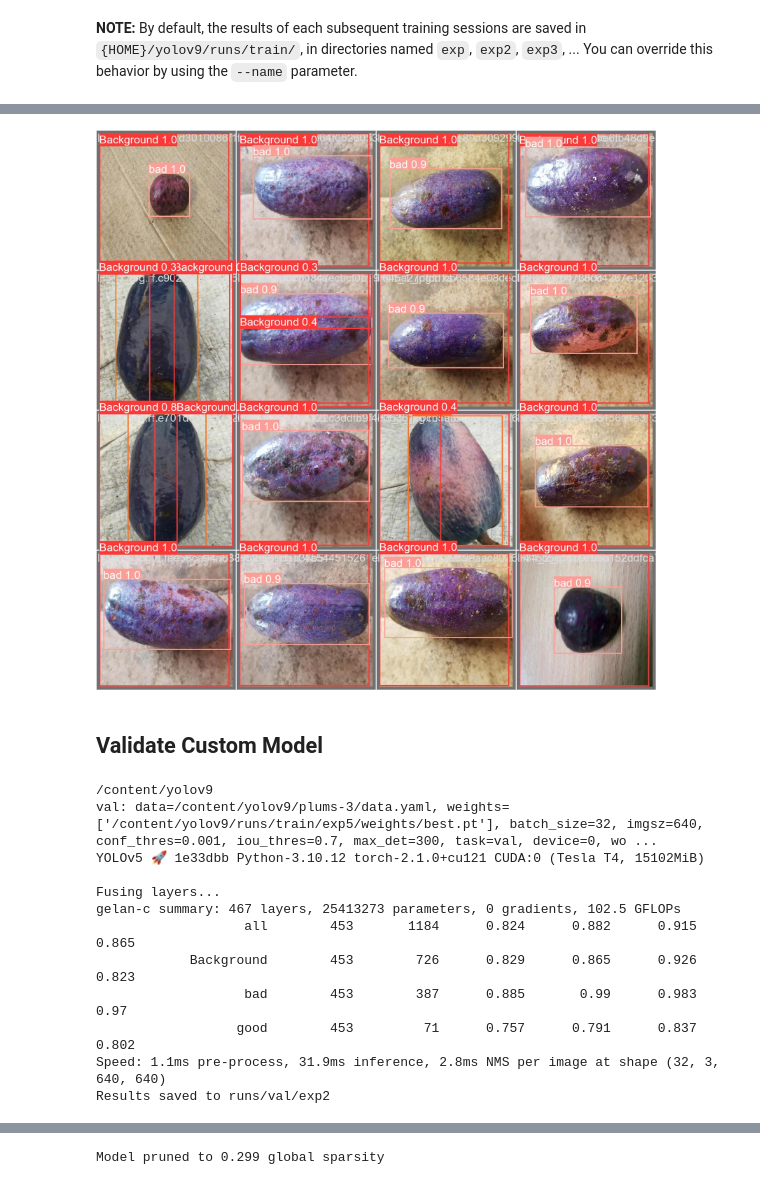
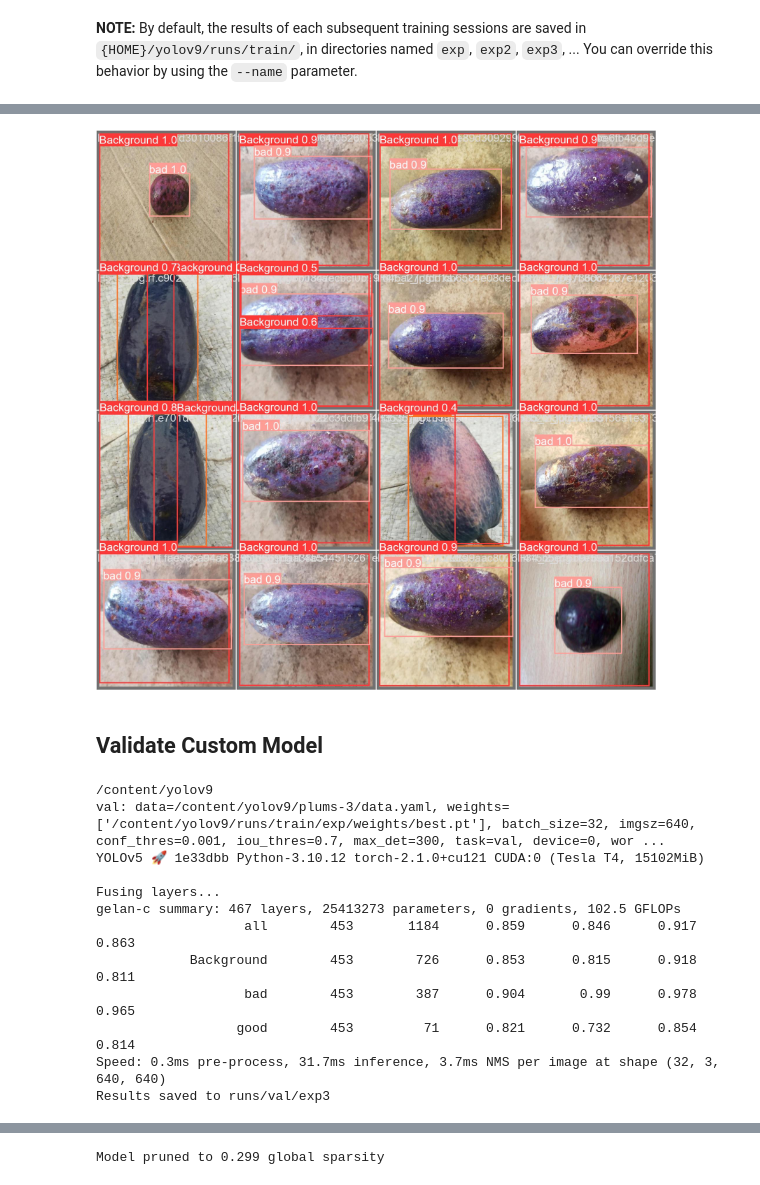
Before and after one commit to SainRigo/Yolov9_prunning, a Jupyter notebook: train_yolov9_object_detection_on_custom_dataset.ipynb, the cells around one changed output, grey strips where cells are left out. Drawn from its saved outputs; the diff is of its cells as text; code cells hidden in the pictures.

```diff
--- a/train_yolov9_object_detection_on_custom_dataset.ipynb
+++ b/train_yolov9_object_detection_on_custom_dataset.ipynb
@@ -146,7 +153,7 @@ Image(filename=f"{HOME}/yolov9/runs/train/exp5/confusion_matrix.png", width=1000
 # %%
-Image(filename=f"{HOME}/yolov9/runs/train/exp5/val_batch0_pred.jpg", width=1000)
+Image(filename=f"{HOME}/yolov9/runs/train/exp/val_batch0_pred.jpg", width=1000)
 # %% [output]
-[figure, old version]
+[figure, new version]
 # %% [markdown]
 ## Validate Custom Model
 # %%
@@ -155,20 +162,20 @@ Image(filename=f"{HOME}/yolov9/runs/train/exp5/val_batch0_pred.jpg", width=1000)
 !python val.py \
 --img 640 --batch 32 --conf 0.001 --iou 0.7 --device 0 \
 --data {dataset.location}/data.yaml \
---weights {HOME}/yolov9/runs/train/exp5/weights/best.pt
+--weights {HOME}/yolov9/runs/train/exp/weights/best.pt
 # %% [output]
 /content/yolov9
-val: data=/content/yolov9/plums-3/data.yaml, weights=['/content/yolov9/runs/train/exp5/weights/best.pt'], batch_size=32, imgsz=640, conf_thres=0.001, iou_thres=0.7, max_det=300, task=val, device=0, wo ...
+val: data=/content/yolov9/plums-3/data.yaml, weights=['/content/yolov9/runs/train/exp/weights/best.pt'], batch_size=32, imgsz=640, conf_thres=0.001, iou_thres=0.7, max_det=300, task=val, device=0, wor ...
 YOLOv5 🚀 1e33dbb Python-3.10.12 torch-2.1.0+cu121 CUDA:0 (Tesla T4, 15102MiB)
 
 Fusing layers...
 gelan-c summary: 467 layers, 25413273 parameters, 0 gradients, 102.5 GFLOPs
-                   all        453       1184      0.824      0.882      0.915      0.865
-            Background        453        726      0.829      0.865      0.926      0.823
-                   bad        453        387      0.885       0.99      0.983       0.97
-                  good        453         71      0.757      0.791      0.837      0.802
-Speed: 1.1ms pre-process, 31.9ms inference, 2.8ms NMS per image at shape (32, 3, 640, 640)
-Results saved to runs/val/exp2
+                   all        453       1184      0.859      0.846      0.917      0.863
+            Background        453        726      0.853      0.815      0.918      0.811
+                   bad        453        387      0.904       0.99      0.978      0.965
+                  good        453         71      0.821      0.732      0.854      0.814
+Speed: 0.3ms pre-process, 31.7ms inference, 3.7ms NMS per image at shape (32, 3, 640, 640)
+Results saved to runs/val/exp3
 # %%
 !pip install ultralytics
 # %% [output]
```
Also changed, not shown: parts of 10 cells of this notebook.
